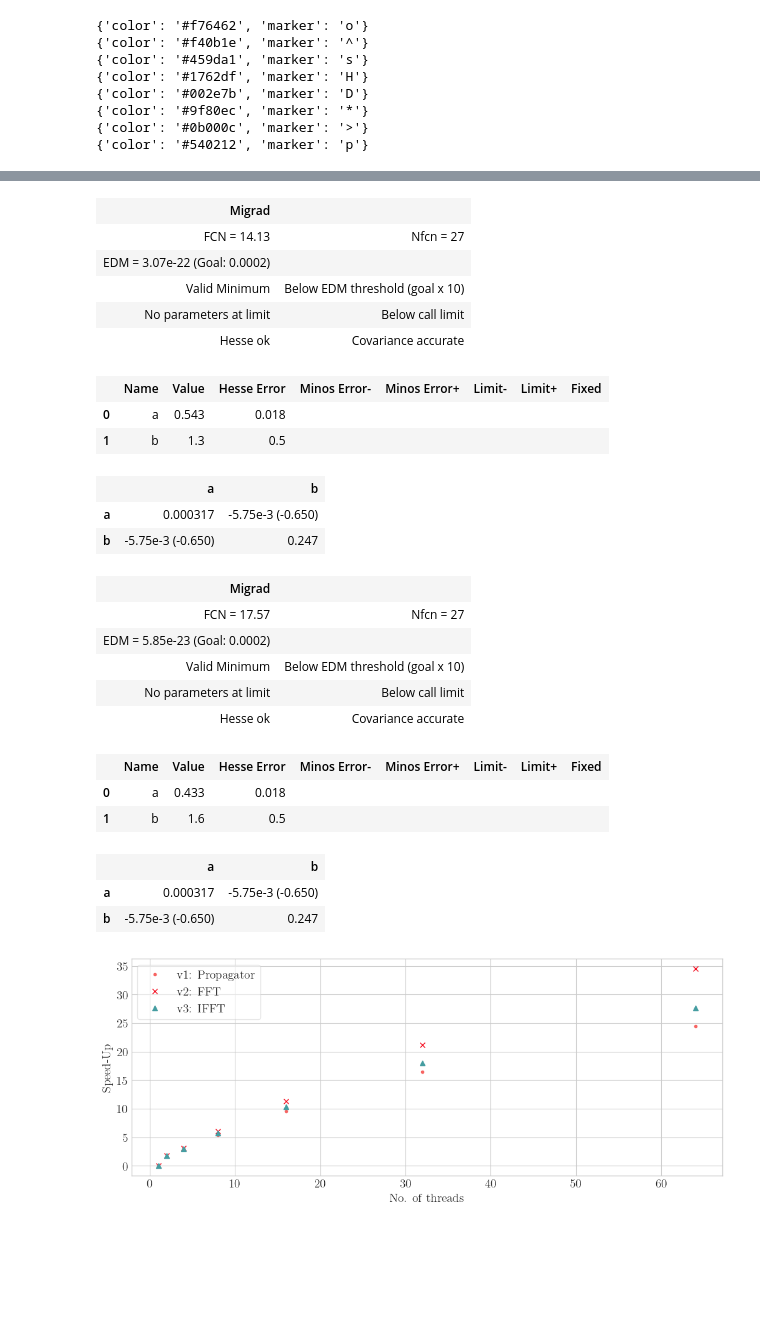
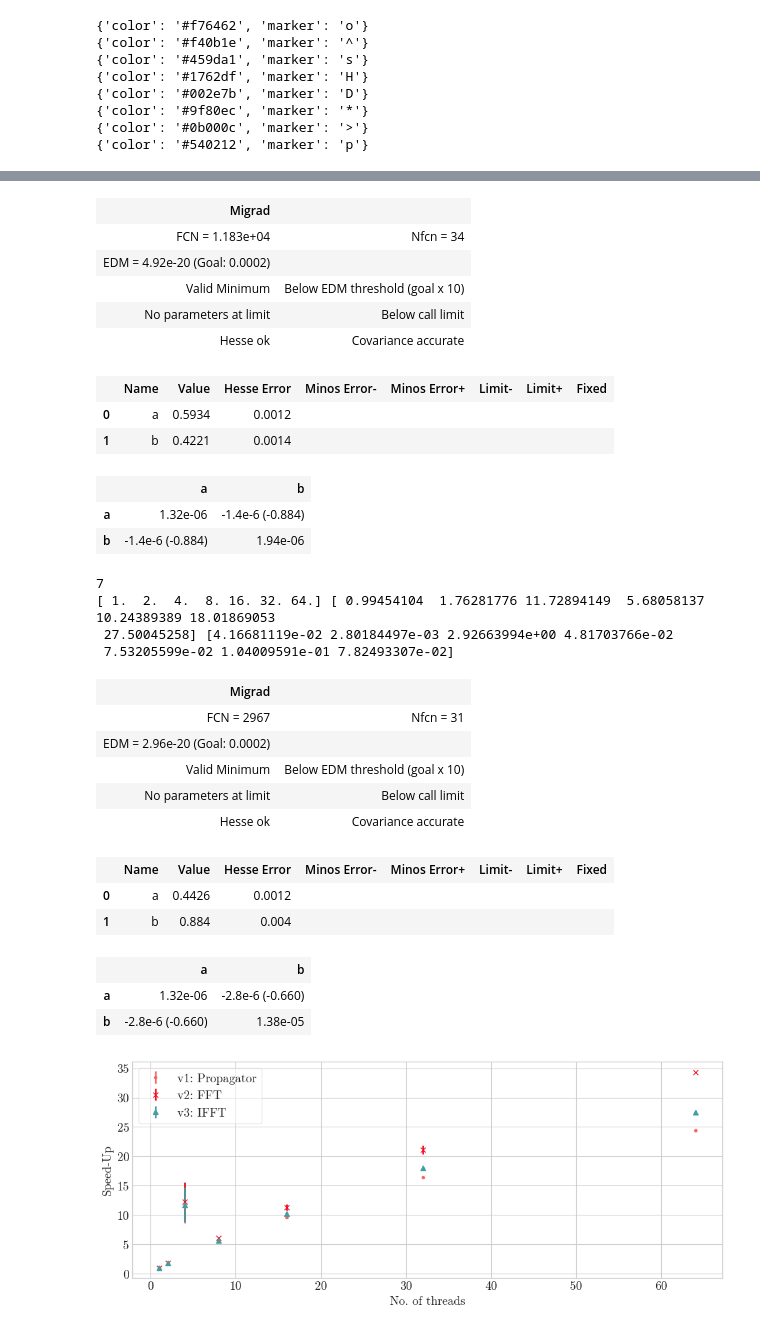
Before and after one commit to AsbjornPreuss/HPPC-2024, a Jupyter notebook: Assignment_4_Inverse_problems/Code/Scaling.ipynb, the cells around one changed output, grey strips where cells are left out. Saved outputs shown, nothing was run; the diff lists cells and outputs as text; code cells hidden in the pictures; blank space fills up the shorter version.

```diff
--- a/Assignment_4_Inverse_problems/Code/Scaling.ipynb
+++ b/Assignment_4_Inverse_problems/Code/Scaling.ipynb
@@ -11,8 +19,7 @@ save = my.plot_saving("../Report/figures/",save=True).saveplot
 # %%
 output_data = pd.read_csv("output_data.txt",sep="\\s+")
 output_data_Amdahl = pd.read_csv("output_data_Amdahl.txt",
-                                 sep="\\s+",header=None,
-                                names = output_data.columns)
+                                 sep="\\s+")
 # %%
 output_data.sort_values(by=["version","nthreads"])
 output_data_Amdahl.sort_values(by=["version","nthreads"])
@@ -125,8 +242,9 @@ for i in range(3):
     version = i+1
     data = output_data_Amdahl.where(output_data_Amdahl["version"] == version)
     time = data["t_total"]
-    data_points, = ax.plot(data["nthreads"], time.max()/time, markers[i],
-                           label=f"v{int(version)}: {changes[i]}, $s={fit_pars[i][1]:.2f}$")
+    #data_points, = ax.plot(data["nthreads"], time.max()/time, markers[i],
+    data_points,*_ = ax.errorbar(threads,time.max()/Vtimes[i],yerr = Verrs[i],fmt=markers[i],
+                    label=f"v{int(version)}: {changes[i]}, $s={fit_pars[i][1]:.2f}$")
     ax.plot(Ns,amdahl(Ns,*fit_pars[i]),color = data_points.get_color())
 
 ax.set(xlabel="No. of threads", ylabel="Speed-up")
@@ -137,6 +271,6 @@ save(fig, "amdahl.pdf")
 # %%
-def lin_least_sq(x,y):
-    return lambda a,b: np.sum((a*x+b-y)**2)
+def lin_least_sq(x,y,err):
+    return lambda a,b: np.sum((a*x+b-y)**2/err**2)
 
 fig, ax = my.standard_plot()
 
@@ -149,14 +283,32 @@ for i in range(3):
     time = output_data["t_total"].where(vmask)
     nfreq = output_data["nfreq"].where(vmask)
 
-    speed_up = (time.min() / nfreq.min() )  / (time / nfreq )
-    speed_up = (time.min() )  / (data["t_no_fft"] + data["t_fft"]/np.log(data["nthreads"])) * data["nthreads"]
-    x,y = data["nthreads"].dropna(axis=0).to_numpy(),speed_up.dropna(axis=0).to_numpy()
-    min = Minuit(lin_least_sq(x,y), a= 0.5,b=0)
+    threads = np.sort(list(set(data.nthreads.dropna())))
+    print(len(threads))
+    data_t_no = np.zeros(len(threads))
+    data_t_fft=np.zeros(len(threads))
+    data_err_no = np.zeros(len(threads))
+    data_err_fft=np.zeros(len(threads))
+    for j in range(len(threads)):
+        data_t_no[j] = np.mean(data.t_no_fft[data.nthreads==threads[j]])
+        data_err_no[j] =np.std(data.t_no_fft[data.nthreads==threads[j]],ddof=1)
+        data_t_fft[j] = np.mean(data.t_fft[data.nthreads==threads[j]])
+        data_err_fft[j] =np.std(data.t_fft[data.nthreads==threads[j]],ddof=1)
+
+
+    #speed_up = (time.min() / nfreq.min() )  / (time / nfreq )
+    lt = np.log(threads)
+    lt[0] = 1
+    min_time = time[data.nthreads==1].min()
+    speed_up = (min_time )  / (data_t_no + data_t_fft/lt) * threads
+    speed_err= speed_up/(data_t_no + data_t_fft/lt)*np.sqrt(data_err_no**2 + data_err_fft**2/lt**2)
+    x,y,err = threads,speed_up,speed_err
+    print(x,y,err)
+    min = Minuit(lin_least_sq(x,y,err), a= 0.5,b=0)
     display(min.migrad())
 
-    ax.plot(output_data["nthreads"].where(vmask),
-            speed_up, markers[i], label=f"v{int(version)}: {changes[i]}")
+    ax.errorbar(threads,
+            speed_up,yerr = speed_err, fmt = markers[i], label=f"v{int(version)}: {changes[i]}")
 
 ax.set(xlabel="No. of threads", ylabel="Speed-Up")
 ax.legend()
@@ -178,28 +338,32 @@ save(fig, "weak_scaling_corrected.pdf")
 | Migrad |  |
-| FCN = 14.13 | Nfcn = 27 |
-| EDM = 3.07e-22 (Goal: 0.0002) |  |
+| FCN = 1.183e+04 | Nfcn = 34 |
+| EDM = 4.92e-20 (Goal: 0.0002) |  |
 | Valid Minimum | Below EDM threshold (goal x 10) |
 | No parameters at limit | Below call limit |
 | Hesse ok | Covariance accurate |
 |  | Name | Value | Hesse Error | Minos Error- | Minos Error+ | Limit- | Limit+ | Fixed |
-| 0 | a | 0.543 | 0.018 |  |  |  |  |  |
-| 1 | b | 1.3 | 0.5 |  |  |  |  |  |
+| 0 | a | 0.5934 | 0.0012 |  |  |  |  |  |
+| 1 | b | 0.4221 | 0.0014 |  |  |  |  |  |
 |  | a | b |
-| a | 0.000317 | -5.75e-3 (-0.650) |
-| b | -5.75e-3 (-0.650) | 0.247 |
+| a | 1.32e-06 | -1.4e-6 (-0.884) |
+| b | -1.4e-6 (-0.884) | 1.94e-06 |
+7
+[ 1.  2.  4.  8. 16. 32. 64.] [ 0.99454104  1.76281776 11.72894149  5.68058137 10.24389389 18.01869053
+ 27.50045258] [4.16681119e-02 2.80184497e-03 2.92663994e+00 4.81703766e-02
+ 7.53205599e-02 1.04009591e-01 7.82493307e-02]
 | Migrad |  |
-| FCN = 17.57 | Nfcn = 27 |
-| EDM = 5.85e-23 (Goal: 0.0002) |  |
+| FCN = 2967 | Nfcn = 31 |
+| EDM = 2.96e-20 (Goal: 0.0002) |  |
 | Valid Minimum | Below EDM threshold (goal x 10) |
 | No parameters at limit | Below call limit |
 | Hesse ok | Covariance accurate |
 |  | Name | Value | Hesse Error | Minos Error- | Minos Error+ | Limit- | Limit+ | Fixed |
-| 0 | a | 0.433 | 0.018 |  |  |  |  |  |
-| 1 | b | 1.6 | 0.5 |  |  |  |  |  |
+| 0 | a | 0.4426 | 0.0012 |  |  |  |  |  |
+| 1 | b | 0.884 | 0.004 |  |  |  |  |  |
 |  | a | b |
-| a | 0.000317 | -5.75e-3 (-0.650) |
-| b | -5.75e-3 (-0.650) | 0.247 |
+| a | 1.32e-06 | -2.8e-6 (-0.660) |
+| b | -2.8e-6 (-0.660) | 1.38e-05 |
-[figure, old version]
+[figure, new version]
 # %%
 fig, ax = my.standard_plot()
 
```
Also changed, not shown: parts of 9 cells of this notebook, 4 other files.
